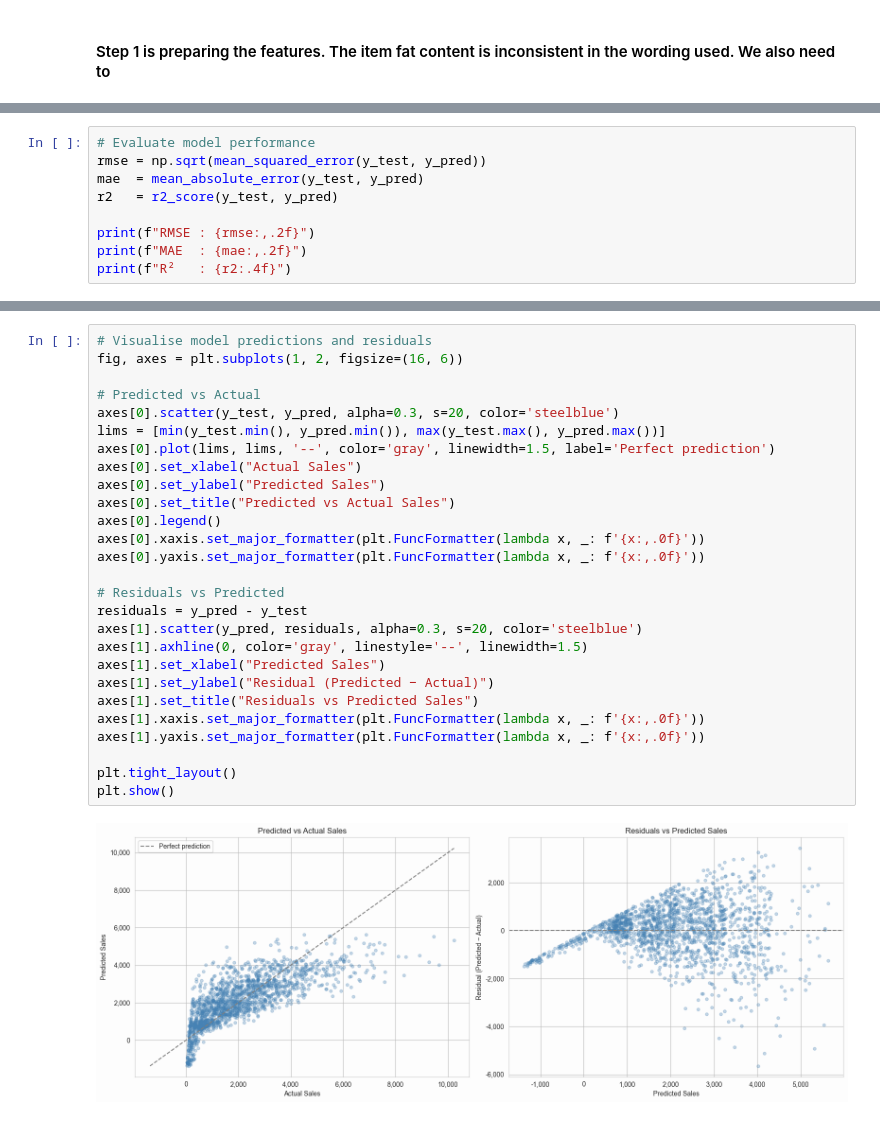
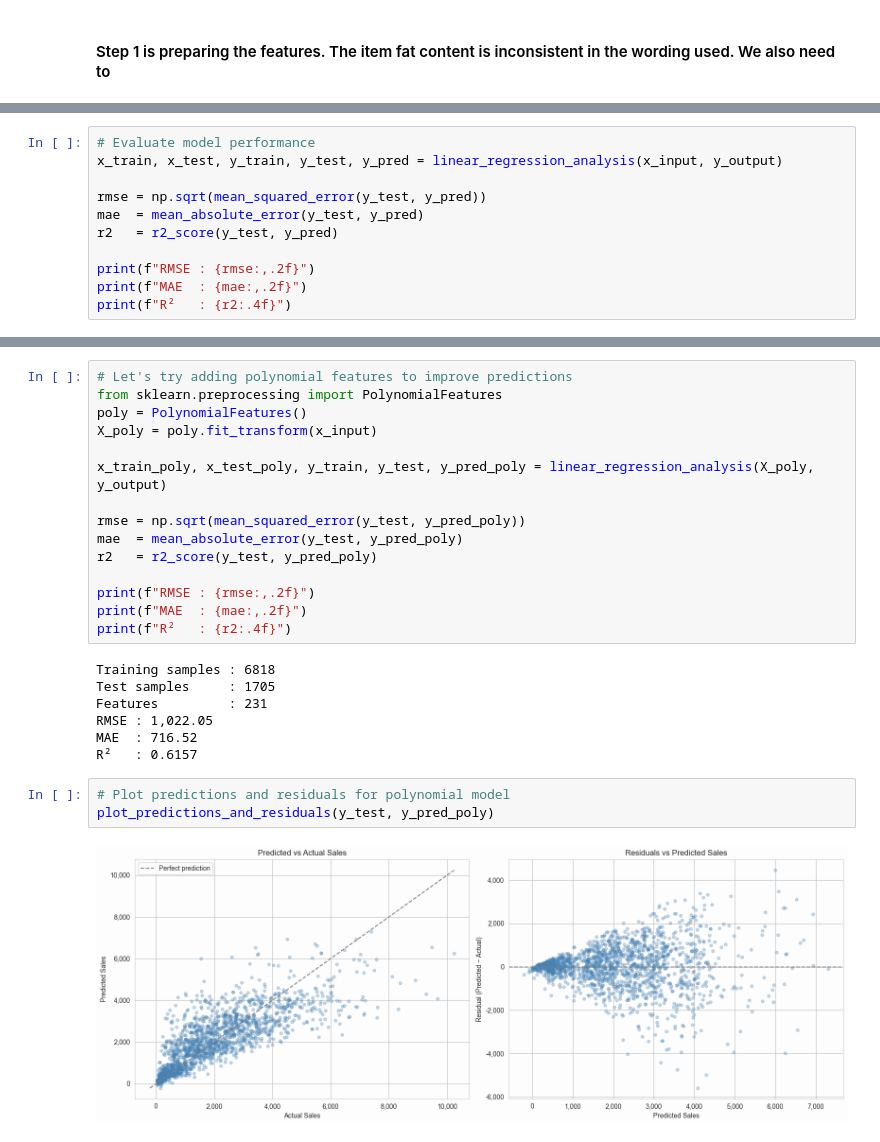
Before and after one commit to JohnK-au/Big-Mart-Data-Science-Project, a Jupyter notebook: scripts/Big-Mart-Analysis.ipynb, the cells around one changed output, grey strips where cells are left out. Drawn from its saved outputs; the diff is of its cells as text.

Commit message:
Feature: Compiled linear regression ML into functions for readability.

```diff
--- a/scripts/Big-Mart-Analysis.ipynb
+++ b/scripts/Big-Mart-Analysis.ipynb
@@ -527,5 +517,7 @@ Intercept: -1808.1774551975986
 # %%
 # Evaluate model performance
+x_train, x_test, y_train, y_test, y_pred = linear_regression_analysis(x_input, y_output)
+
 rmse = np.sqrt(mean_squared_error(y_test, y_pred))
 mae  = mean_absolute_error(y_test, y_pred)
 r2   = r2_score(y_test, y_pred)
@@ -540,29 +567,27 @@ R²   : 0.5782
+# %%
+# Let's try adding polynomial features to improve predictions
+from sklearn.preprocessing import PolynomialFeatures
+poly = PolynomialFeatures()
+X_poly = poly.fit_transform(x_input)
+
+x_train_poly, x_test_poly, y_train, y_test, y_pred_poly = linear_regression_analysis(X_poly, y_output)
+
+rmse = np.sqrt(mean_squared_error(y_test, y_pred_poly))
+mae  = mean_absolute_error(y_test, y_pred_poly)
+r2   = r2_score(y_test, y_pred_poly)
+
+print(f"RMSE : {rmse:,.2f}")
+print(f"MAE  : {mae:,.2f}")
+print(f"R²   : {r2:.4f}")
+# %% [output]
+Training samples : 6818
+Test samples     : 1705
+Features         : 231
+RMSE : 1,022.05
+MAE  : 716.52
+R²   : 0.6157
 # %%
-# Visualise model predictions and residuals
-fig, axes = plt.subplots(1, 2, figsize=(16, 6))
-
-# Predicted vs Actual
-axes[0].scatter(y_test, y_pred, alpha=0.3, s=20, color='steelblue')
-lims = [min(y_test.min(), y_pred.min()), max(y_test.max(), y_pred.max())]
-axes[0].plot(lims, lims, '--', color='gray', linewidth=1.5, label='Perfect prediction')
-axes[0].set_xlabel("Actual Sales")
-axes[0].set_ylabel("Predicted Sales")
-axes[0].set_title("Predicted vs Actual Sales")
-axes[0].legend()
-axes[0].xaxis.set_major_formatter(plt.FuncFormatter(lambda x, _: f'{x:,.0f}'))
-axes[0].yaxis.set_major_formatter(plt.FuncFormatter(lambda x, _: f'{x:,.0f}'))
-
-# Residuals vs Predicted
-residuals = y_pred - y_test
-axes[1].scatter(y_pred, residuals, alpha=0.3, s=20, color='steelblue')
-axes[1].axhline(0, color='gray', linestyle='--', linewidth=1.5)
-axes[1].set_xlabel("Predicted Sales")
-axes[1].set_ylabel("Residual (Predicted − Actual)")
-axes[1].set_title("Residuals vs Predicted Sales")
-axes[1].xaxis.set_major_formatter(plt.FuncFormatter(lambda x, _: f'{x:,.0f}'))
-axes[1].yaxis.set_major_formatter(plt.FuncFormatter(lambda x, _: f'{x:,.0f}'))
-
-plt.tight_layout()
-plt.show()
+# Plot predictions and residuals for polynomial model
+plot_predictions_and_residuals(y_test, y_pred_poly)
 # %% [output]
-[figure, old version]
+[figure, new version]
```
Also changed, not shown: parts of 9 cells of this notebook.
